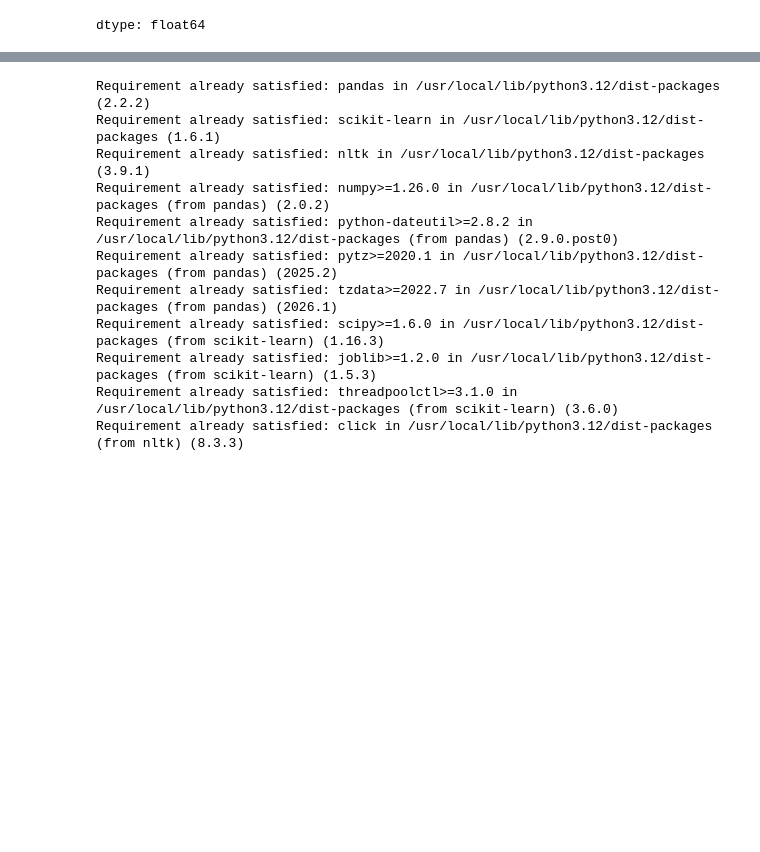
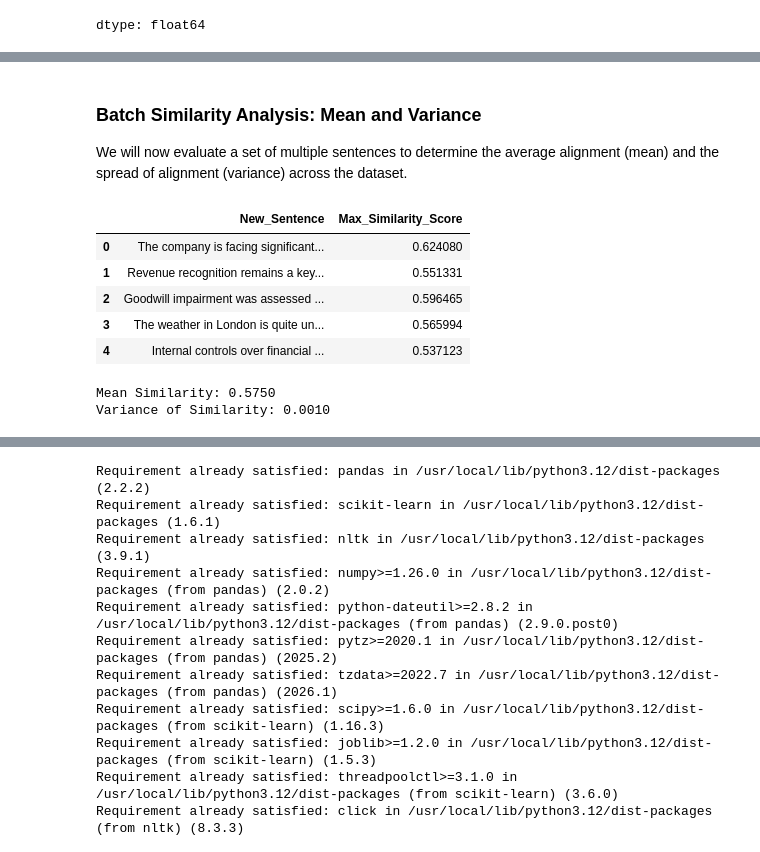
Before and after one commit to Saehon/AAA, a Jupyter notebook: notebooks/Getting_started_with_google_colab_ai.ipynb, the cells around one changed output, grey strips where cells are left out. Saved outputs shown, nothing was run; the diff lists cells and outputs as text; code cells hidden in the pictures; blank space fills up the shorter version.

```diff
--- a/notebooks/Getting_started_with_google_colab_ai.ipynb
+++ b/notebooks/Getting_started_with_google_colab_ai.ipynb
@@ -120,0 +225,50 @@ Passing `palette` without assigning `hue` is deprecated and will be removed in v
+# %% [markdown]
+### Batch Similarity Analysis: Mean and Variance
+We will now evaluate a set of multiple sentences to determine the average alignment (mean) and the spread of alignment (variance) across the dataset.
+# %%
+import numpy as np
+
+# Define a set of new sentences
+new_sentences = [
+    "The company is facing significant cybersecurity threats in its financial reporting.",
+    "Revenue recognition remains a key area of focus for the audit committee.",
+    "Goodwill impairment was assessed and found to be immaterial this quarter.",
+    "The weather in London is quite unpredictable during the spring.",
+    "Internal controls over financial reporting have been strengthened."
+]
+
+# Vectorize the baseline again for consistency
+kam_statements = kam_evidence_baseline['kam_statement'].tolist()
+vectorizer = TfidfVectorizer()
+kam_tfidf_matrix = vectorizer.fit_transform(kam_statements)
+
+# Calculate max similarity score for each new sentence against any baseline entry
+batch_scores = []
+for sentence in new_sentences:
+    sentence_vec = vectorizer.transform([sentence])
+    # Get similarity against all baseline entries and take the maximum (best fit)
+    sim_scores = cosine_similarity(sentence_vec, kam_tfidf_matrix).flatten()
+    batch_scores.append(np.max(sim_scores))
+
+# Calculate Statistics
+mean_similarity = np.mean(batch_scores)
+variance_similarity = np.var(batch_scores)
+
+# Create a summary DataFrame
+batch_results_df = pd.DataFrame({
+    'New_Sentence': new_sentences,
+    'Max_Similarity_Score': batch_scores
+})
+
+display(batch_results_df)
+print(f"\nMean Similarity: {mean_similarity:.4f}")
+print(f"Variance of Similarity: {variance_similarity:.4f}")
+# %% [output]
+|  | New_Sentence | Max_Similarity_Score |
+| 0 | The company is facing significant... | 0.624080 |
+| 1 | Revenue recognition remains a key... | 0.551331 |
+| 2 | Goodwill impairment was assessed ... | 0.596465 |
+| 3 | The weather in London is quite un... | 0.565994 |
+| 4 | Internal controls over financial ... | 0.537123 |
+Mean Similarity: 0.5750
+Variance of Similarity: 0.0010
```
Also changed, not shown: parts of 9 cells of this notebook.
